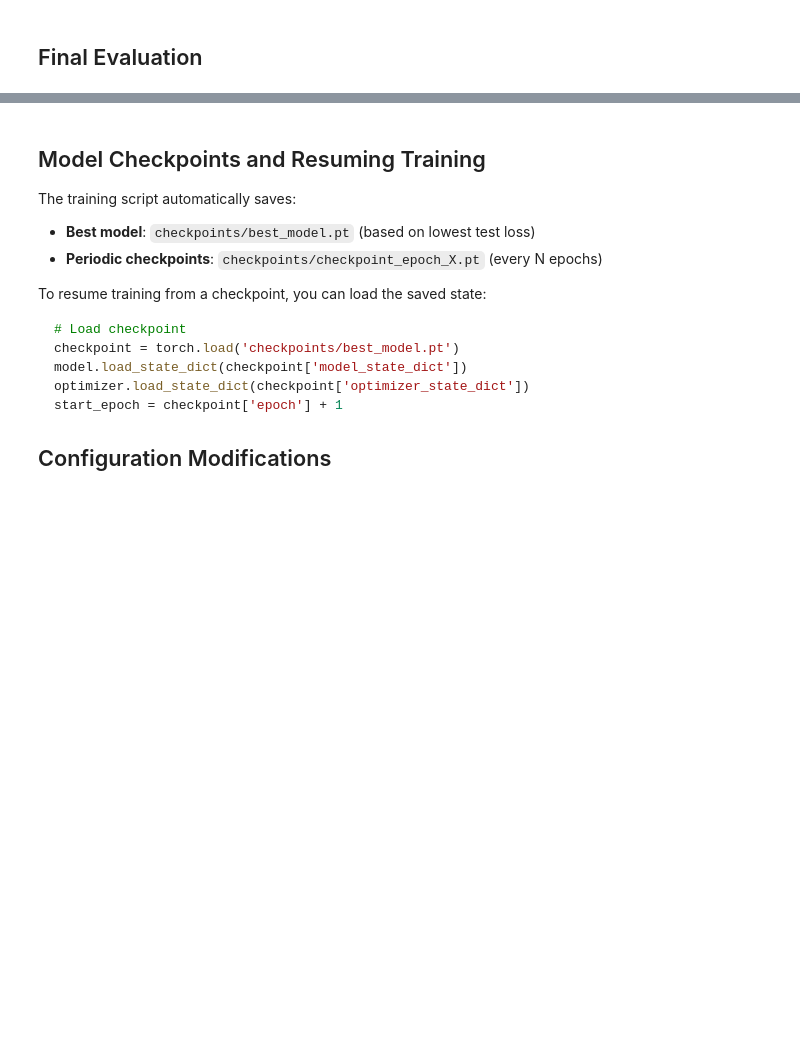
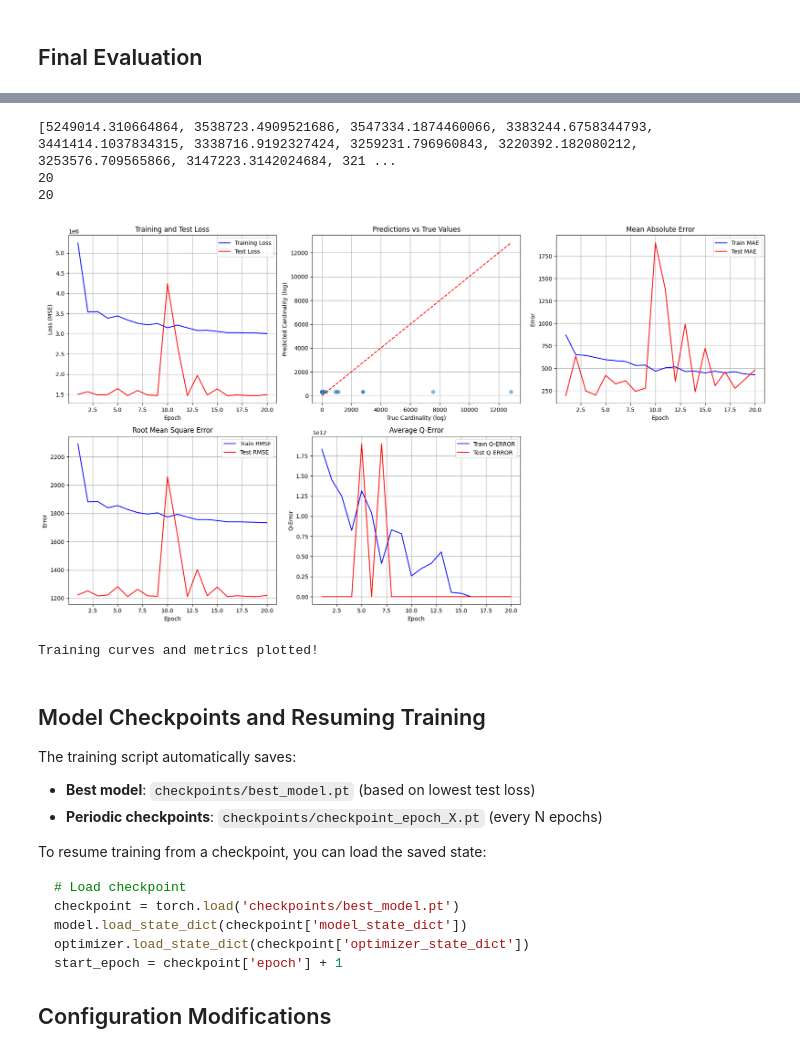
Before and after one commit to TimEricSchwabe/fully-inductive-cardinality-estimation, a Jupyter notebook: notebooks/train.ipynb, the cells around one changed output, grey strips where cells are left out. Drawn from its saved outputs; the diff is of its cells as text; code cells hidden in the pictures; blank space fills up the shorter version.

```diff
--- a/notebooks/train.ipynb
+++ b/notebooks/train.ipynb
@@ -313,7 +305,7 @@ queries = datasets.NTQueries(
     global_entity_mapping=entity_mapping,
     global_relation_mapping=relation_mapping,
     device=device
-)[:1500]
+)[:800]
 logger.info(f"Queries loaded. Total queries: {len(queries)}")
 
 
@@ -507,8 +487,8 @@ for epoch in range(config["epochs"]):
         num_train_batches += 1
 
         # Store predictions for analysis
-        train_predictions.extend(log_cardinality_pred.cpu().numpy().tolist())
-        train_true_values.extend(true_cardinality.cpu().numpy().tolist())
+        train_predictions.extend(log_cardinality_pred.detach().cpu().numpy().tolist())
+        train_true_values.extend(true_cardinality.detach().cpu().numpy().tolist())
 
         # Update progress bar
         progress_bar.set_postfix({
@@ -520,13 +500,13 @@ for epoch in range(config["epochs"]):
     train_losses.append(avg_train_loss)
 
     mse = calculate_mse(train_predictions, train_true_values)
-    mae = calculate_mae(train_predictions, test_true_values)
+    mae = calculate_mae(train_predictions, train_true_values)
     rmse = np.sqrt(mse)
-    q_error = calculate_q_error(train_predictions, test_true_values)
-    test_mse.append(mse)
-    test_mae.append(mae)
-    test_rmse.append(rmse)
-    test_q_error.append(q_error)
+    q_error = calculate_q_error(train_predictions, train_true_values)
+    train_mse.append(mse)
+    train_mae.append(mae)
+    train_rmse.append(rmse)
+    train_q_error.append(q_error)
 
 
     # Evaluation phase
@@ -548,8 +528,8 @@ for epoch in range(config["epochs"]):
                 epoch_test_loss += loss.item()
 
                 # Store predictions for analysis
-                test_predictions.extend(log_cardinality_pred.detach().numpy().tolist())
-                test_true_values.extend(true_cardinality.detach().numpy().tolist())
+                test_predictions.extend(log_cardinality_pred.cpu().numpy().tolist())
+                test_true_values.extend(true_cardinality.cpu().numpy().tolist())
 
         avg_test_loss = epoch_test_loss / len(test_loader)
         test_losses.append(avg_test_loss)
@@ -670,7 +692,11 @@ if train_losses and test_losses:
     plt.plot(epochs_range, train_losses, 'b-', label='Training Loss')
 
     # Plot test losses at evaluation intervals
-    eval_epochs = range(config["eval_every"], len(train_losses) + 1, config["eval_every"])
+    eval_epochs = range(1, len(train_losses) + 1, config["eval_every"])
+    print(train_losses)
+    print(len(eval_epochs))
+    print(len(test_losses))
+
     plt.plot(eval_epochs, test_losses, 'r-', label='Test Loss')
 
     plt.xlabel('Epoch')
@@ -691,38 +717,49 @@ if train_losses and test_losses:
 
     # Plot MAE
     plt.subplot(2, 3, 3) # 2 rows, 3 columns, 3rd plot
-    plt.plot(epochs_range, test_mae, 'b-', label='MAE')
+    plt.plot(epochs_range, train_mae, 'b-', label='Train MAE')
+    plt.plot(eval_epochs, test_mae, 'r-', label='Test MAE')
     plt.xlabel('Epoch')
     plt.ylabel('Error')
     plt.title('Mean Absolute Error')
     plt.legend()
     plt.grid(True)
 
     # Plot RMSE
     plt.subplot(2, 3, 4) # 2 rows, 3 columns, 4th plot
-    plt.plot(epochs_range, test_rmse, 'b-', label='RMSE')
+    plt.plot(epochs_range, train_rmse, 'b-', label='Train RMSE')
+    plt.plot(eval_epochs, test_rmse, 'r-', label='Test RMSE')
+
     plt.xlabel('Epoch')
     plt.ylabel('Error')
     plt.title('Root Mean Square Error')
     plt.legend()
     plt.grid(True)
 
     # Plot Q-Error
     plt.subplot(2, 3, 5) # 2 rows, 3 columns, 5th plot
-    plt.plot(epochs_range, test_q_error, 'b-', label='Q-ERROR')
+    plt.plot(epochs_range, train_q_error, 'b-', label='Train Q-ERROR')
+    plt.plot(eval_epochs, test_q_error, 'r-', label='Test Q-ERROR')
+
     plt.xlabel('Epoch')
     plt.ylabel('Q-Error')
     plt.title('Average Q-Error')
     plt.legend()
     plt.grid(True)
 
 
     plt.tight_layout()
     plt.show()
 
     print("Training curves and metrics plotted!")
 else:
     print("No training history to plot.")
+# %% [output]
+[5249014.310664864, 3538723.4909521686, 3547334.1874460066, 3383244.6758344793, 3441414.1037834315, 3338716.9192327424, 3259231.796960843, 3220392.182080212, 3253576.709565866, 3147223.3142024684, 321 ...
+20
+20
+[figure, added]
+Training curves and metrics plotted!
 # %% [markdown]
 ## Model Checkpoints and Resuming Training
 
```
Also changed, not shown: parts of 12 cells of this notebook.
